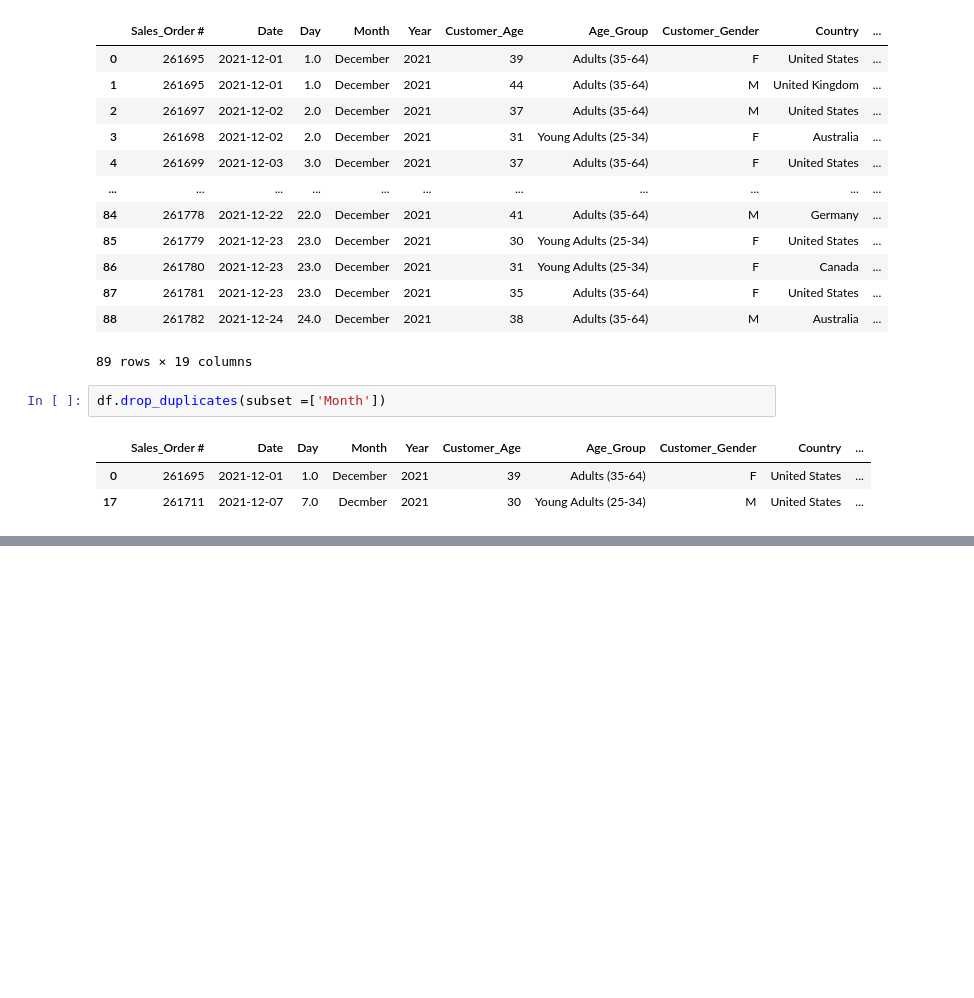
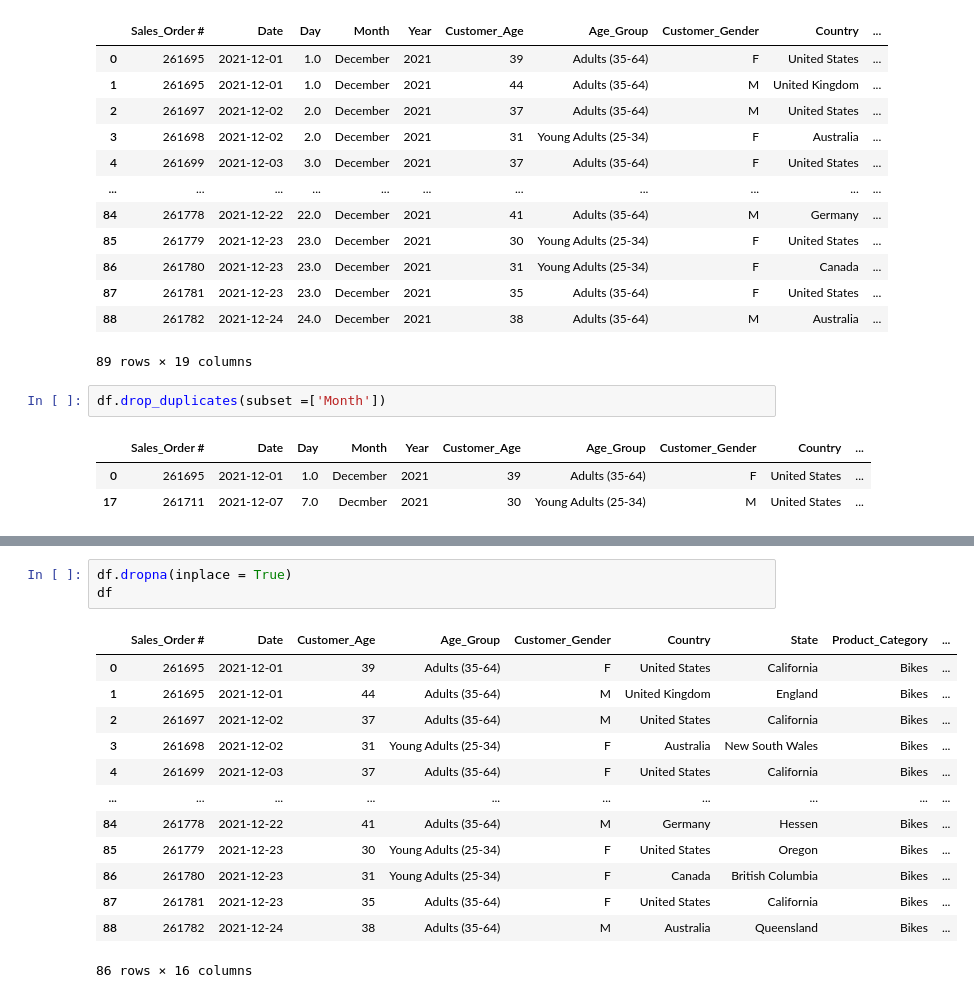
Before and after one commit to khoulaCode/DataScience-Brain-Bytes, a Jupyter notebook: Team_members/from_shihab/uncleaned_data.ipynb, the cells around one changed output, grey strips where cells are left out. Drawn from its saved outputs; the diff is of its cells as text; blank space fills up the shorter version.

```diff
--- a/Team_members/from_shihab/uncleaned_data.ipynb
+++ b/Team_members/from_shihab/uncleaned_data.ipynb
@@ -349,0 +568,17 @@ df.drop_duplicates(subset =['Month'])
+# %%
+df.dropna(inplace = True)
+df
+# %% [output]
+|  | Sales_Order # | Date | Customer_Age | Age_Group | Customer_Gender | Country | State | Product_Category | ... |
+| 0 | 261695 | 2021-12-01 | 39 | Adults (35-64) | F | United States | California | Bikes | ... |
+| 1 | 261695 | 2021-12-01 | 44 | Adults (35-64) | M | United Kingdom | England | Bikes | ... |
+| 2 | 261697 | 2021-12-02 | 37 | Adults (35-64) | M | United States | California | Bikes | ... |
+| 3 | 261698 | 2021-12-02 | 31 | Young Adults (25-34) | F | Australia | New South Wales | Bikes | ... |
+| 4 | 261699 | 2021-12-03 | 37 | Adults (35-64) | F | United States | California | Bikes | ... |
+| ... | ... | ... | ... | ... | ... | ... | ... | ... | ... |
+| 84 | 261778 | 2021-12-22 | 41 | Adults (35-64) | M | Germany | Hessen | Bikes | ... |
+| 85 | 261779 | 2021-12-23 | 30 | Young Adults (25-34) | F | United States | Oregon | Bikes | ... |
+| 86 | 261780 | 2021-12-23 | 31 | Young Adults (25-34) | F | Canada | British Columbia | Bikes | ... |
+| 87 | 261781 | 2021-12-23 | 35 | Adults (35-64) | F | United States | California | Bikes | ... |
+| 88 | 261782 | 2021-12-24 | 38 | Adults (35-64) | M | Australia | Queensland | Bikes | ... |
+86 rows × 16 columns
```
Also changed, not shown: parts of 34 cells of this notebook, 2 other files.
